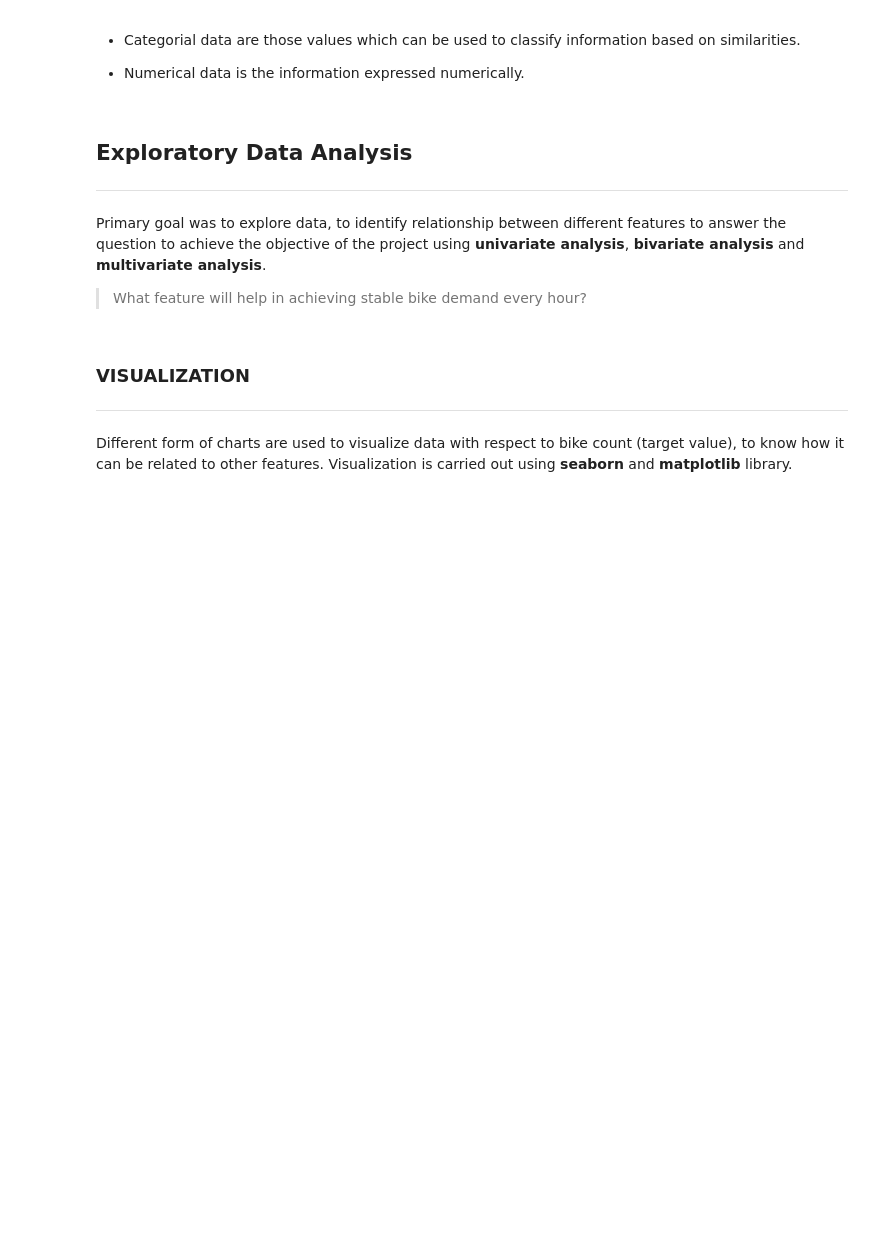
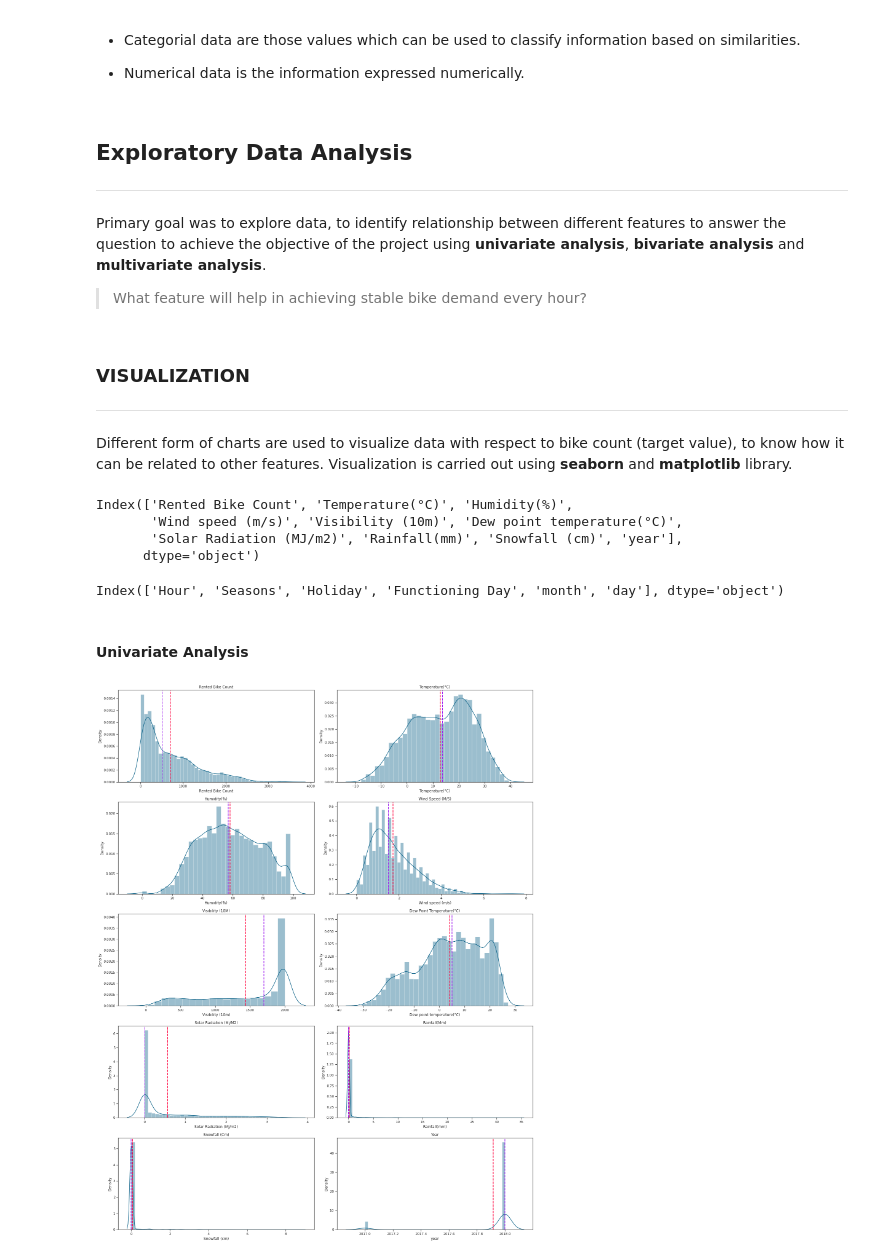
Before and after one commit to abhinav4201/Regression-Bike-Sharing-Demand-Prediction, a Jupyter notebook: Bike_Sharing_Demand_Prediction_Capstone_Project.ipynb, the cells around one changed output. Drawn from its saved outputs; the diff is of its cells as text; code cells hidden in the pictures; blank space fills up the shorter version.

Commit message:
univariate analysis

```diff
--- a/Bike_Sharing_Demand_Prediction_Capstone_Project.ipynb
+++ b/Bike_Sharing_Demand_Prediction_Capstone_Project.ipynb
@@ -273,3 +273,41 @@ Primary goal was to explore data, to identify relationship between different fea
 ---
 
 Different form of charts are used to visualize data with respect to bike count (target value), to know how it can be related to other features. Visualization is carried out using **seaborn** and **matplotlib** library.
+# %%
+#creating copy
+dfr = df.copy()
+# %%
+#storing numerical feature in separate variable
+num_feature = dfr.select_dtypes(exclude='object')
+num_feature.columns
+# %% [output]
+Index(['Rented Bike Count', 'Temperature(°C)', 'Humidity(%)',
+       'Wind speed (m/s)', 'Visibility (10m)', 'Dew point temperature(°C)',
+       'Solar Radiation (MJ/m2)', 'Rainfall(mm)', 'Snowfall (cm)', 'year'],
+      dtype='object')
+# %%
+#storing categorial feature in separate variable
+cat_feature = dfr.loc[:,  ~dfr.columns.isin(num_feature.columns.to_list())]
+cat_feature.columns
+# %% [output]
+Index(['Hour', 'Seasons', 'Holiday', 'Functioning Day', 'month', 'day'], dtype='object')
+# %% [markdown]
+#### **Univariate Analysis**
+# %%
+#analysing numerical value using density plot with mean and median
+def density_plot(dfr,num_feature):
+  graph = plt.figure(figsize = (20,30))
+  for i,col in enumerate(num_feature) :
+    # plt.figure(figsize = (5,5))
+    plt.subplot(6,2,i+1);
+    sns.distplot(dfr[col], color = '#055E85');
+    feature = dfr[col]
+    ax = graph.gca()
+    ax.axvline(feature.mean(), color='#ff033e', linestyle='dashed', linewidth=2,label= 'mean');  #Rose-Red Color indicate mean of data
+    ax.axvline(feature.median(), color='#A020F0', linestyle='dashed', linewidth=2,label='median'); #Cyan indicate median of data
+    plt.title(f'{col.title()}');
+    plt.tight_layout();
+# %%
+density_plot(dfr,num_feature)
+# %% [output]
+[figure, added]
```
Also changed, not shown: parts of 4 cells of this notebook.
